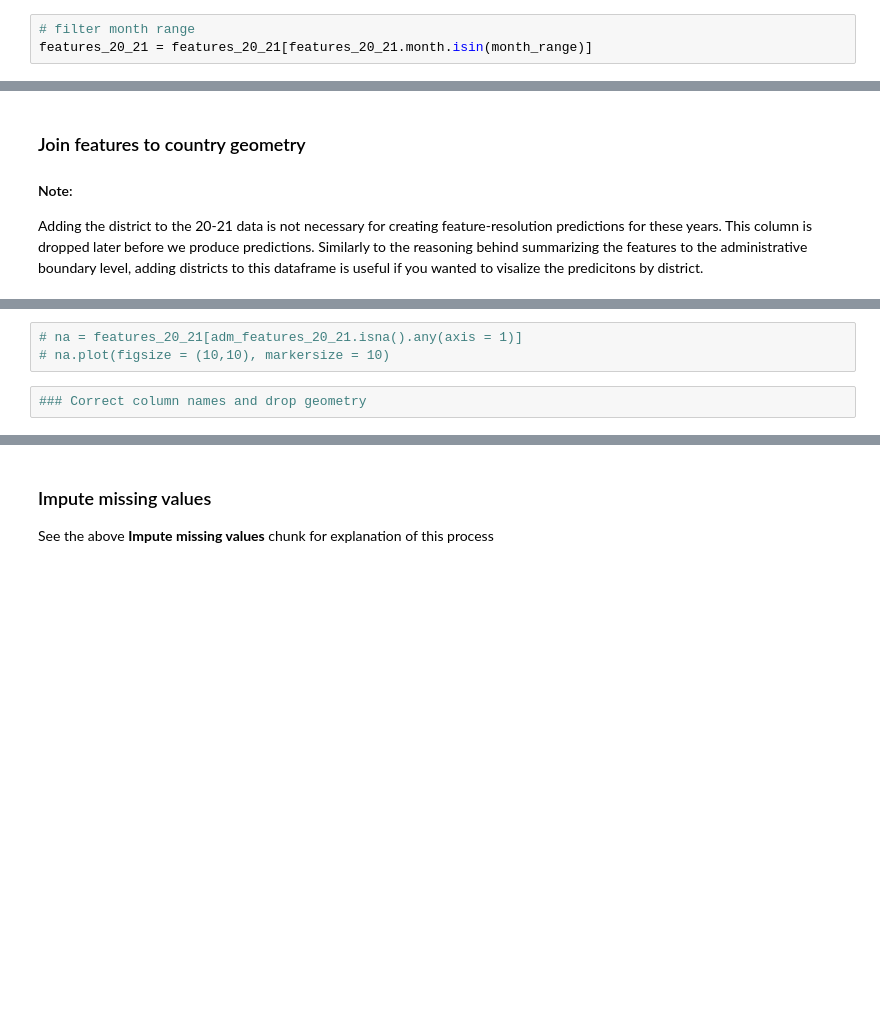
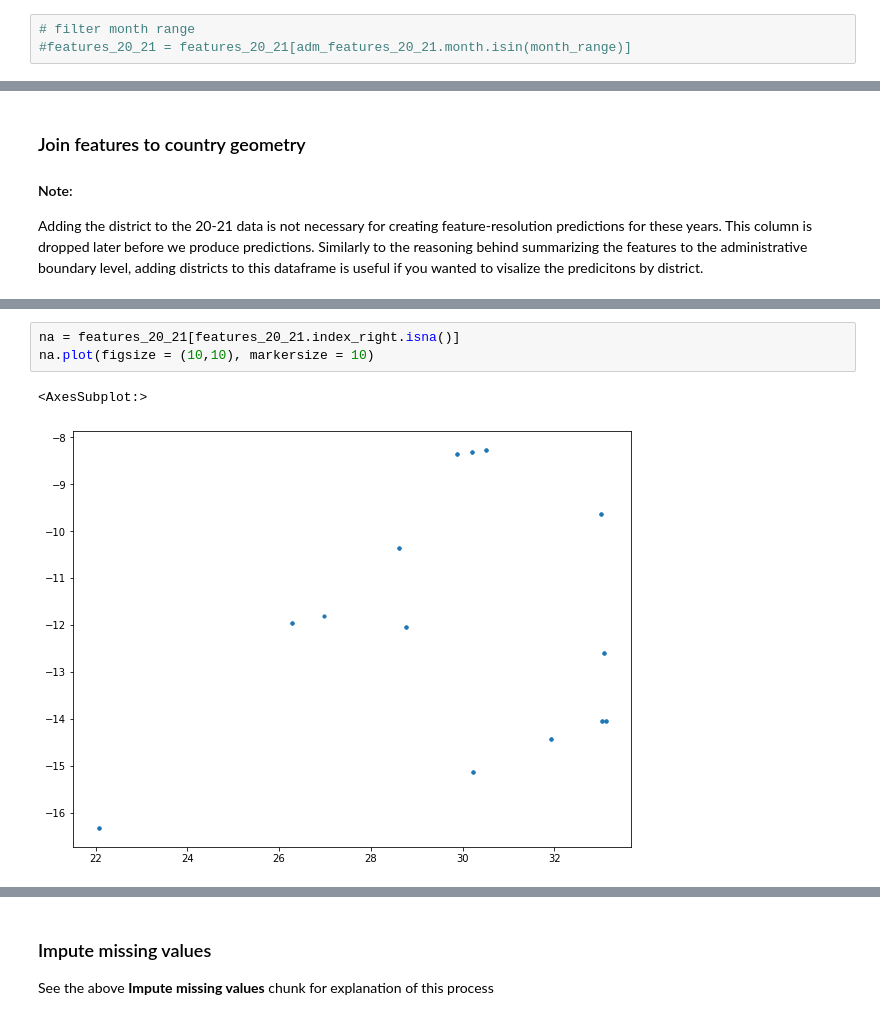
Before and after one commit to mosaiks-capstone/Modeling, a Jupyter notebook: crop_modeling_wide_predict20-21.ipynb, the cells around one changed output, grey strips where cells are left out. Saved outputs shown, nothing was run; the diff lists cells and outputs as text; blank space fills up the shorter version.

```diff
--- a/crop_modeling_wide_predict20-21.ipynb
+++ b/crop_modeling_wide_predict20-21.ipynb
@@ -586,6 +726,6 @@ features_20_21
 # %%
 # filter month range
-features_20_21 = features_20_21[features_20_21.month.isin(month_range)]
+#features_20_21 = features_20_21[adm_features_20_21.month.isin(month_range)]
 # %% [markdown]
 ### Pivot wider
 See the above **Pivot wider** chunk for explanation of this process
@@ -658,6 +860,7 @@ features_20_21 = features_20_21.sjoin(country_shp, how = 'left', predicate = 'wi
-# %%
-# na = features_20_21[adm_features_20_21.isna().any(axis = 1)]
-# na.plot(figsize = (10,10), markersize = 10)
-# %%
-### Correct column names and drop geometry
+# %%
+na = features_20_21[features_20_21.index_right.isna()]
+na.plot(figsize = (10,10), markersize = 10)
+# %% [output]
+<AxesSubplot:>
+[figure, added]
 # %%
```
Also changed, not shown: parts of 48 cells of this notebook.
